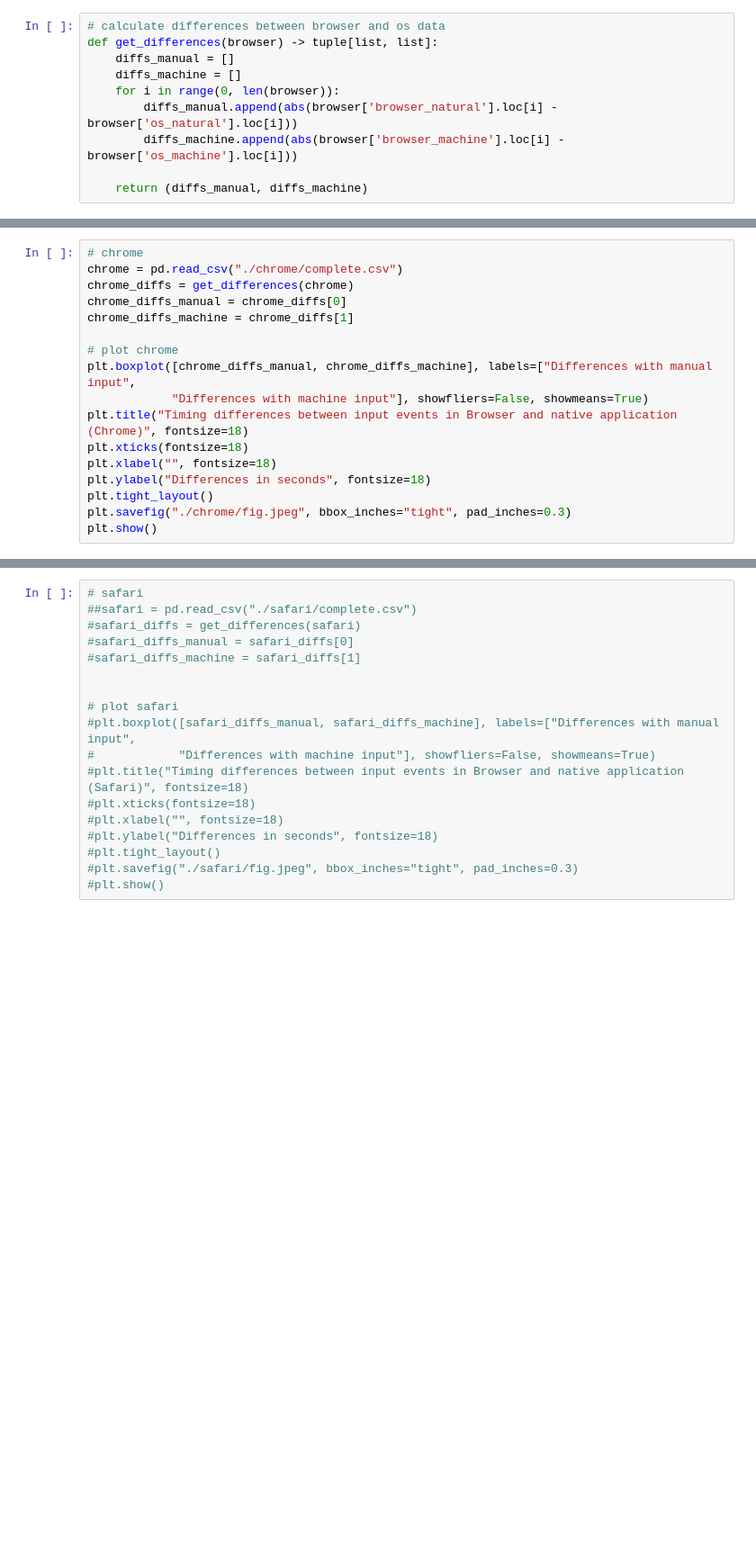
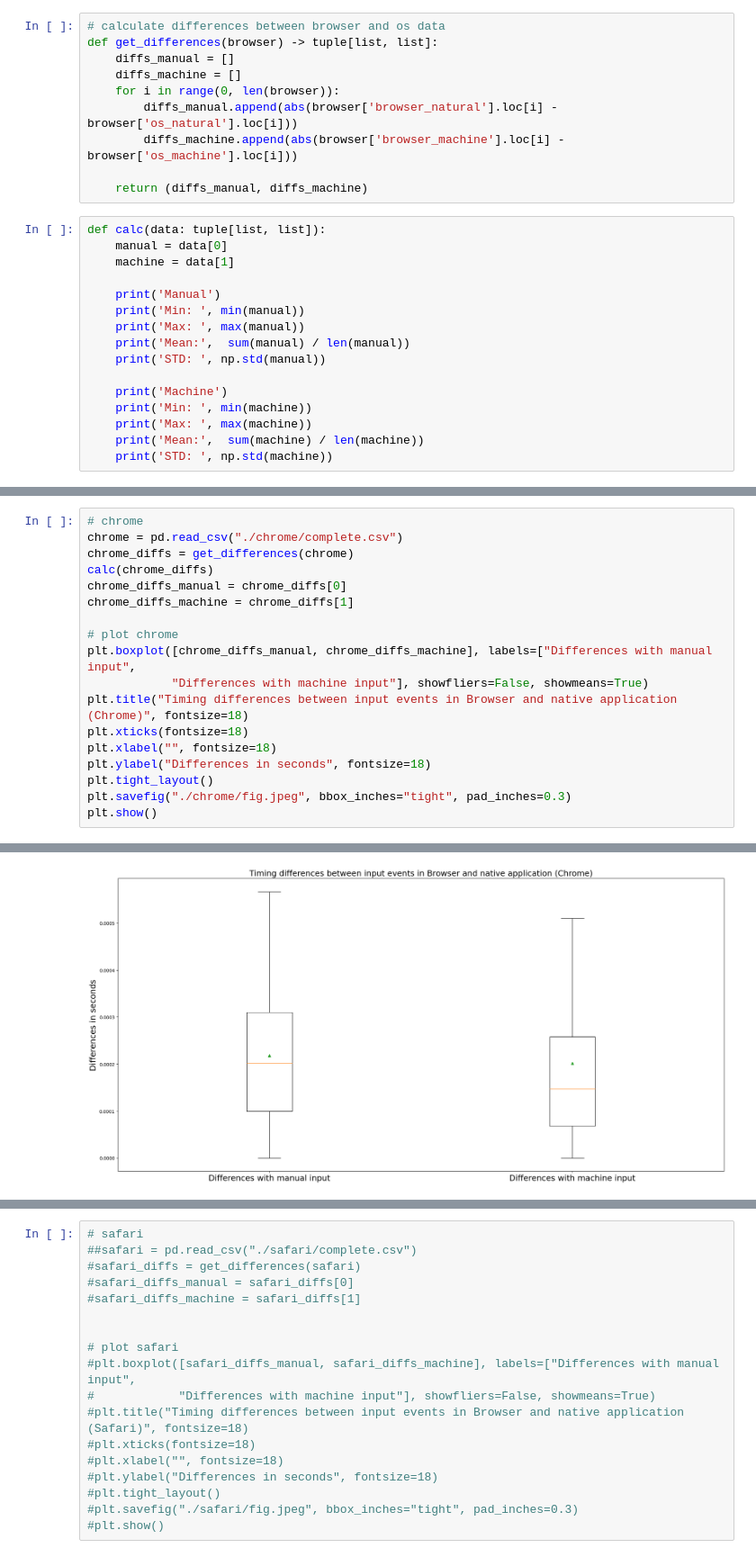
Before and after one commit to wutterfly/browser-timer-results, a Jupyter notebook: browser_extended/analysis.ipynb, the cells around one changed output, grey strips where cells are left out. Shown at 90% size. Drawn from its saved outputs; the diff is of its cells as text; blank space fills up the shorter version.

```diff
--- a/browser_extended/analysis.ipynb
+++ b/browser_extended/analysis.ipynb
@@ -14,6 +15,22 @@ def get_differences(browser) -> tuple[list, list]:
         diffs_machine.append(abs(browser['browser_machine'].loc[i] - browser['os_machine'].loc[i]))
 
     return (diffs_manual, diffs_machine)
+# %%
+def calc(data: tuple[list, list]):
+    manual = data[0]
+    machine = data[1]
+
+    print('Manual')
+    print('Min: ', min(manual))
+    print('Max: ', max(manual))
+    print('Mean:',  sum(manual) / len(manual))
+    print('STD: ', np.std(manual))
+
+    print('Machine')
+    print('Min: ', min(machine))
+    print('Max: ', max(machine))
+    print('Mean:',  sum(machine) / len(machine))
+    print('STD: ', np.std(machine))
 # %%
 # firefox
 firefox = pd.read_csv("./firefox/complete.csv")
@@ -103,6 +123,7 @@ plt.show()
 # chrome
 chrome = pd.read_csv("./chrome/complete.csv")
 chrome_diffs = get_differences(chrome)
+calc(chrome_diffs)
 chrome_diffs_manual = chrome_diffs[0]
 chrome_diffs_machine = chrome_diffs[1]
 
@@ -116,3 +137,4 @@ plt.ylabel("Differences in seconds", fontsize=18)
 plt.tight_layout()
 plt.savefig("./chrome/fig.jpeg", bbox_inches="tight", pad_inches=0.3)
 plt.show()
+# %% [output]
@@ -119,3 +151,4 @@ plt.show()
+[figure, added]
 # %%
 # chromium
 chromium = pd.read_csv("./chromium/complete.csv")
```
Also changed, not shown: parts of 9 cells of this notebook, 46 other files.
